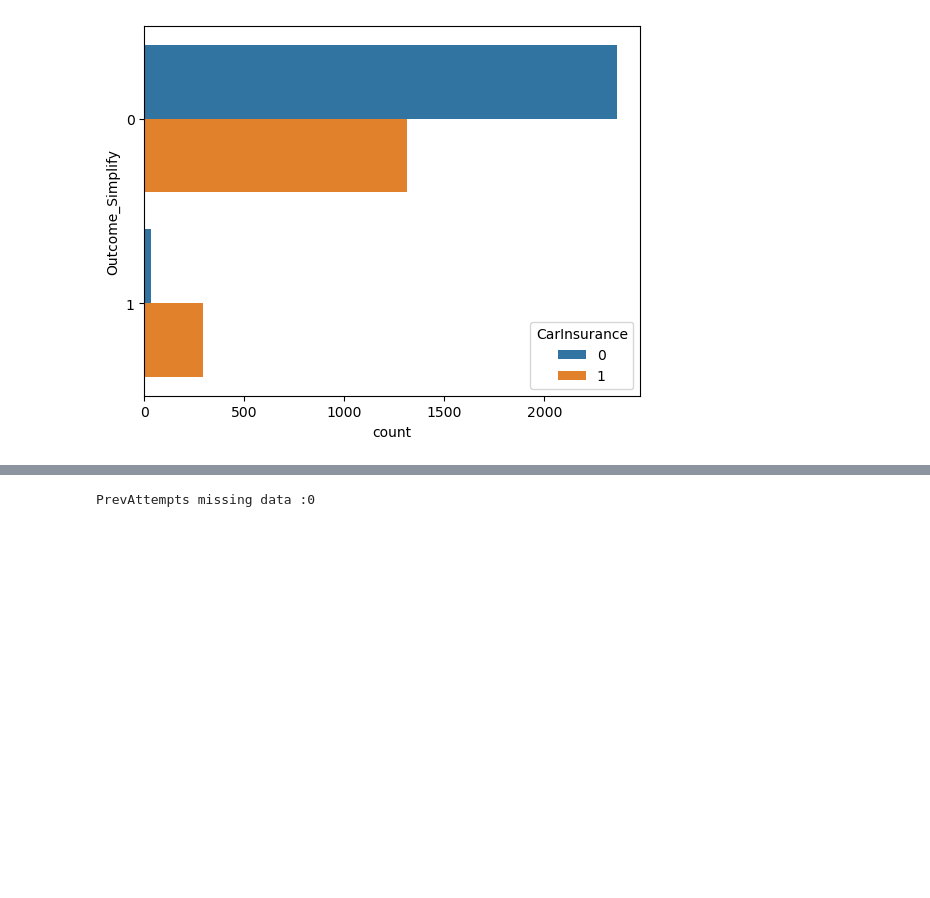
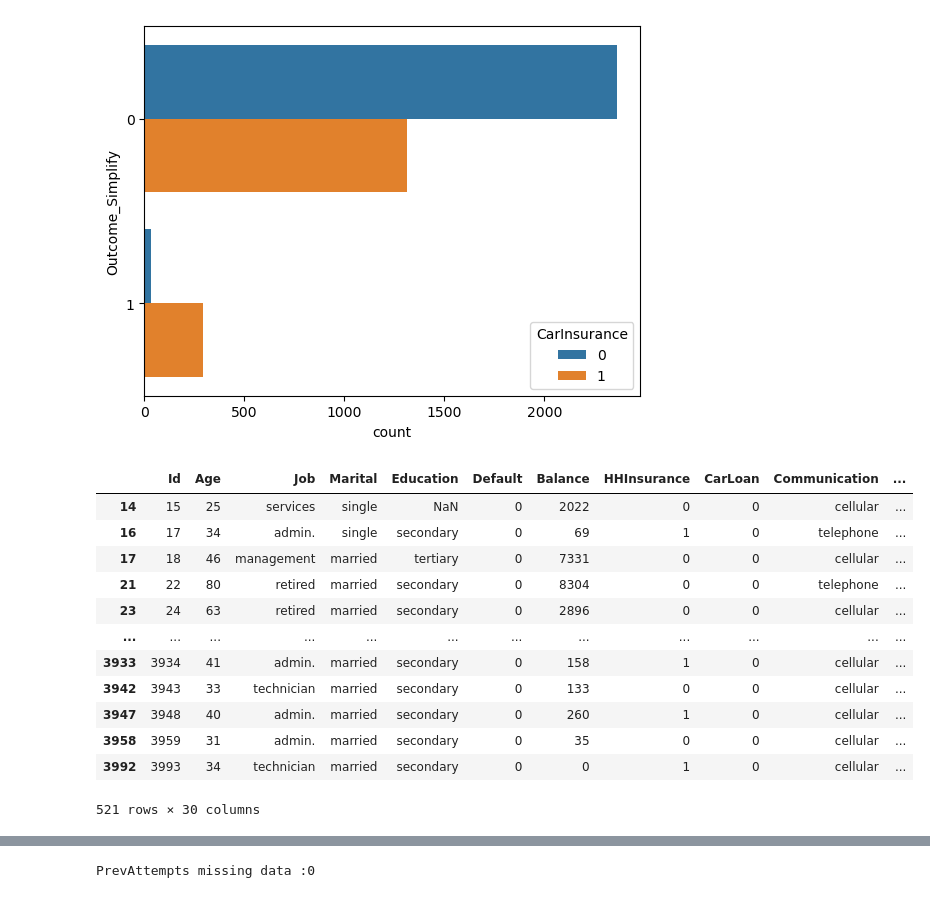
Before and after one commit to isaacebi/Car-Insurance-Cold-Calls, a Jupyter notebook: notebooks/1.0-ie-data-exploration.ipynb, the cells around one changed output, grey strips where cells are left out. Cells and saved outputs as stored; diff of their text form; code cells hidden in the pictures; blank space fills up the shorter version.

```diff
--- a/notebooks/1.0-ie-data-exploration.ipynb
+++ b/notebooks/1.0-ie-data-exploration.ipynb
@@ -450,3 +454,20 @@ count_cat(df, 'Outcome_Simplify', 'CarInsurance')
 # %% [output]
 Outcome_Simplify missing data :0
 [figure]
+# %%
+outcome_seg = df[(df['Outcome']=='success') | (df['Outcome']=='other')]
+outcome_seg
+# %% [output]
+|  | Id | Age | Job | Marital | Education | Default | Balance | HHInsurance | CarLoan | Communication | ... |
+| 14 | 15 | 25 | services | single | NaN | 0 | 2022 | 0 | 0 | cellular | ... |
+| 16 | 17 | 34 | admin. | single | secondary | 0 | 69 | 1 | 0 | telephone | ... |
+| 17 | 18 | 46 | management | married | tertiary | 0 | 7331 | 0 | 0 | cellular | ... |
+| 21 | 22 | 80 | retired | married | secondary | 0 | 8304 | 0 | 0 | telephone | ... |
+| 23 | 24 | 63 | retired | married | secondary | 0 | 2896 | 0 | 0 | cellular | ... |
+| ... | ... | ... | ... | ... | ... | ... | ... | ... | ... | ... | ... |
+| 3933 | 3934 | 41 | admin. | married | secondary | 0 | 158 | 1 | 0 | cellular | ... |
+| 3942 | 3943 | 33 | technician | married | secondary | 0 | 133 | 0 | 0 | cellular | ... |
+| 3947 | 3948 | 40 | admin. | married | secondary | 0 | 260 | 1 | 0 | cellular | ... |
+| 3958 | 3959 | 31 | admin. | married | secondary | 0 | 35 | 0 | 0 | cellular | ... |
+| 3992 | 3993 | 34 | technician | married | secondary | 0 | 0 | 1 | 0 | cellular | ... |
+521 rows × 30 columns
```
Also changed, not shown: parts of 5 cells of this notebook.
